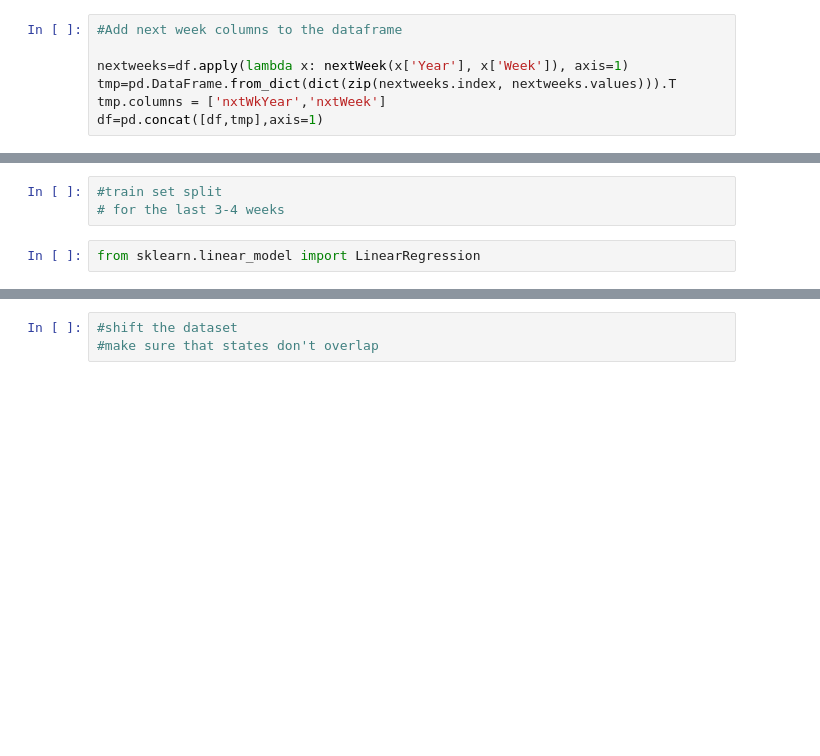
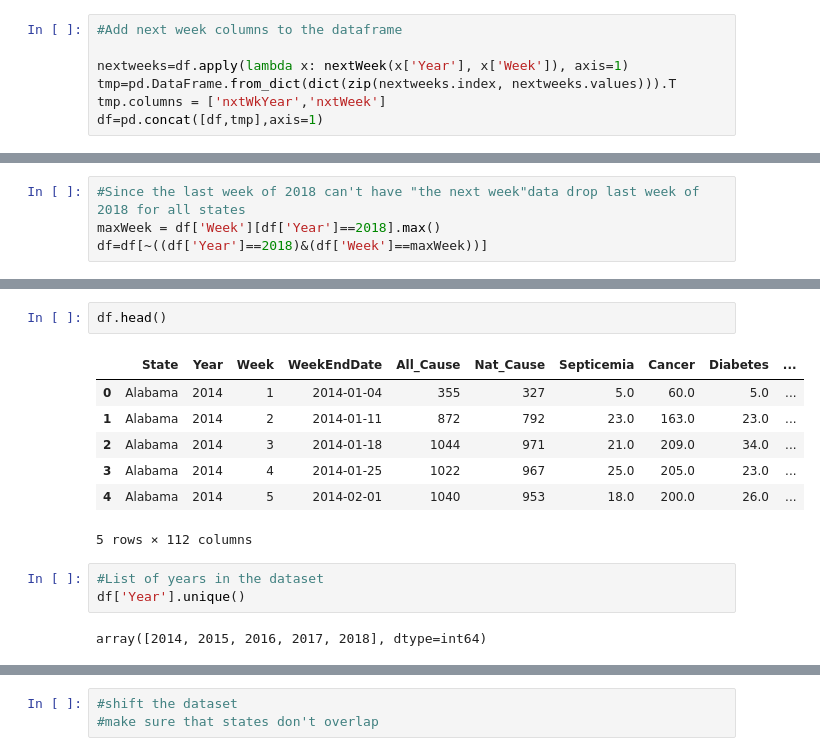
Before and after one commit to adreyzin/CapstoneTwoRepo, a Jupyter notebook: Weekly Counts of Deaths by State and Select Causes, 2014-2018.ipynb, the cells around one changed output, grey strips where cells are left out. Cells and saved outputs as stored; diff of their text form; blank space fills up the shorter version.

```diff
--- a/Weekly Counts of Deaths by State and Select Causes, 2014-2018.ipynb
+++ b/Weekly Counts of Deaths by State and Select Causes, 2014-2018.ipynb
@@ -350 +371,5 @@ df[['State', 'Year', 'Week','InflPn','nxtInflPn']][df['State']=='Pennsylvania']
+# %%
+#Since the last week of 2018 can't have "the next week"data drop last week of 2018 for all states
+maxWeek = df['Week'][df['Year']==2018].max()
+df=df[~((df['Year']==2018)&(df['Week']==maxWeek))]
 # %%
@@ -375,5 +389,15 @@ Index(['State', 'Year', 'Week', 'WeekEndDate', 'All_Cause', 'Nat_Cause',
-# %%
-#train set split
-# for the last 3-4 weeks
-# %%
-from sklearn.linear_model import LinearRegression
+# %%
+df.head()
+# %% [output]
+|  | State | Year | Week | WeekEndDate | All_Cause | Nat_Cause | Septicemia | Cancer | Diabetes | ... |
+| 0 | Alabama | 2014 | 1 | 2014-01-04 | 355 | 327 | 5.0 | 60.0 | 5.0 | ... |
+| 1 | Alabama | 2014 | 2 | 2014-01-11 | 872 | 792 | 23.0 | 163.0 | 23.0 | ... |
+| 2 | Alabama | 2014 | 3 | 2014-01-18 | 1044 | 971 | 21.0 | 209.0 | 34.0 | ... |
+| 3 | Alabama | 2014 | 4 | 2014-01-25 | 1022 | 967 | 25.0 | 205.0 | 23.0 | ... |
+| 4 | Alabama | 2014 | 5 | 2014-02-01 | 1040 | 953 | 18.0 | 200.0 | 26.0 | ... |
+5 rows × 112 columns
+# %%
+#List of years in the dataset
+df['Year'].unique()
+# %% [output]
+array([2014, 2015, 2016, 2017, 2018], dtype=int64)
```
Also changed, not shown: parts of 41 cells of this notebook.
